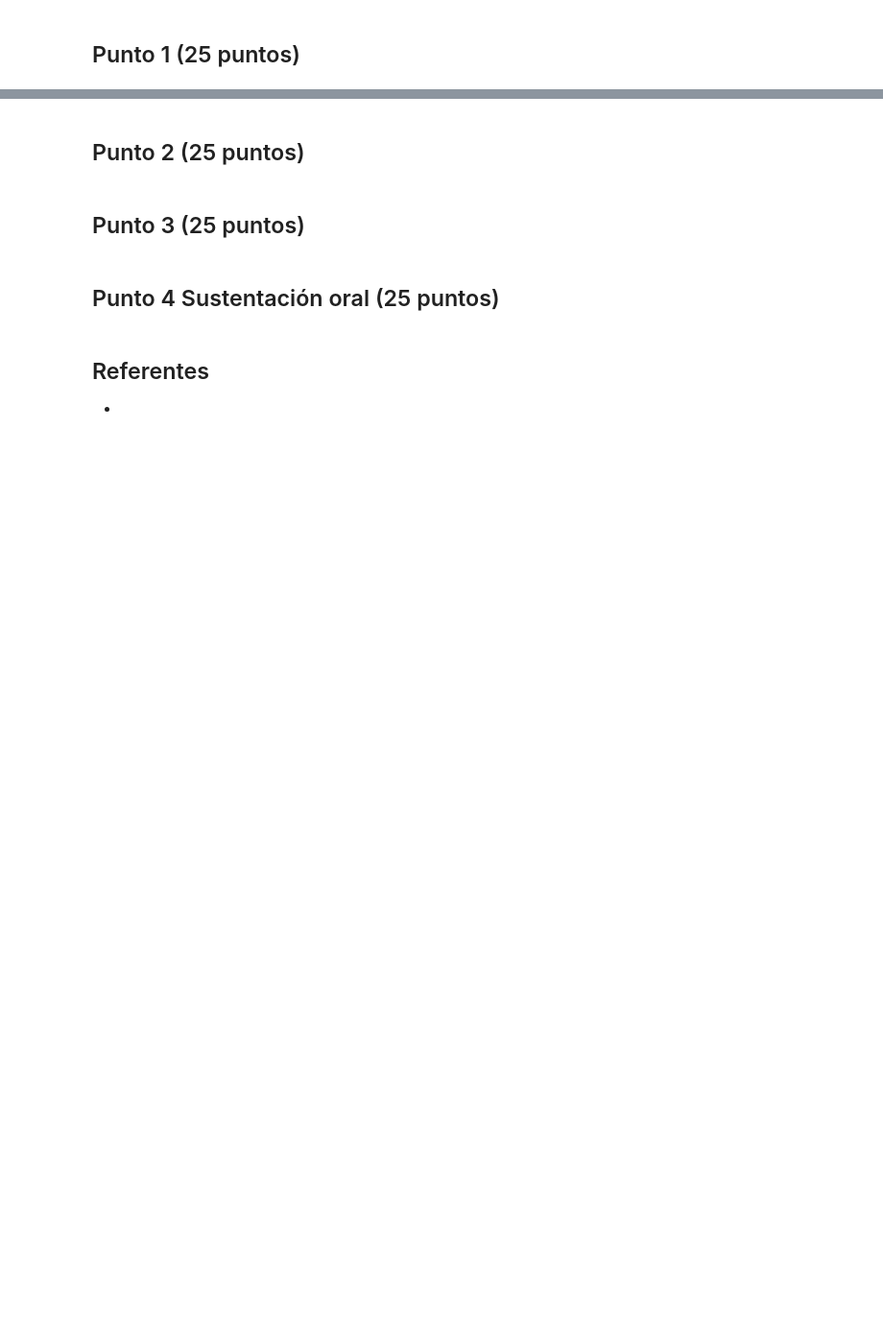
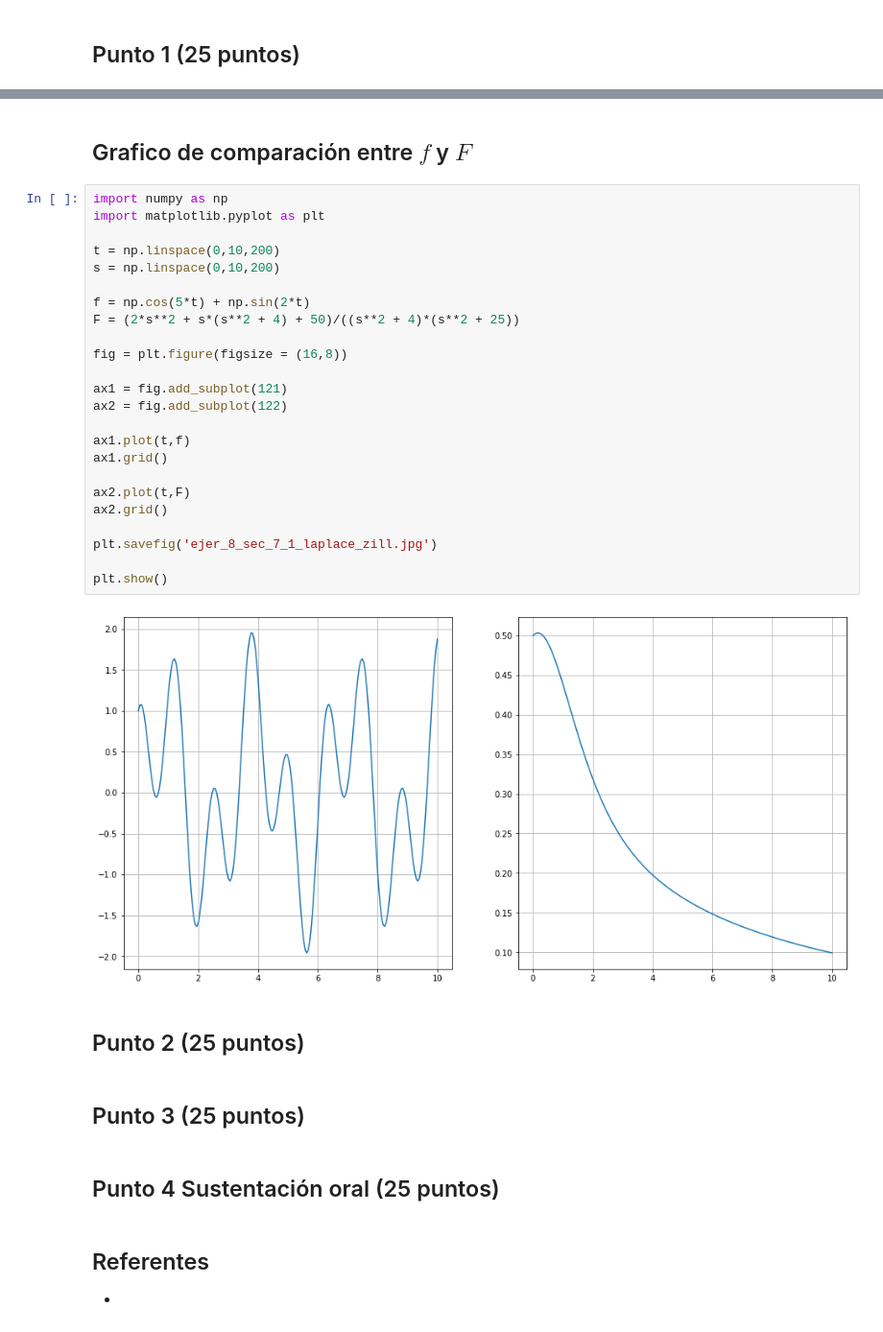
Before and after one commit to marco-canas/edo, a Jupyter notebook: banco_preguntas/parcial_4/parcial_4_9.ipynb, the cells around one changed output, grey strips where cells are left out. Shown at 96% size. Drawn from its saved outputs; the diff is of its cells as text; blank space fills up the shorter version.

Commit message:
avancé en el diseño de los temas 9,10 y 11 del parcial 4 sobre transformada de Laplace

```diff
--- a/banco_preguntas/parcial_4/parcial_4_9.ipynb
+++ b/banco_preguntas/parcial_4/parcial_4_9.ipynb
@@ -62,3 +108,31 @@ df
+# %% [markdown]
+## Grafico de comparación entre $f$ y $F$
+# %%
+import numpy as np
+import matplotlib.pyplot as plt
+
+t = np.linspace(0,10,200)
+s = np.linspace(0,10,200)
+
+f = np.cos(5*t) + np.sin(2*t)
+F = (2*s**2 + s*(s**2 + 4) + 50)/((s**2 + 4)*(s**2 + 25))
+
+fig = plt.figure(figsize = (16,8))
+
+ax1 = fig.add_subplot(121)
+ax2 = fig.add_subplot(122)
+
+ax1.plot(t,f)
+ax1.grid()
+
+ax2.plot(t,F)
+ax2.grid()
+
+plt.savefig('ejer_8_sec_7_1_laplace_zill.jpg')
+
+plt.show()
+# %% [output]
+[figure, added]
 # %% [markdown]
 ## Punto 2 (25 puntos)
 # %% [markdown]
```
Also changed, not shown: parts of 5 cells of this notebook, 2 other files.
